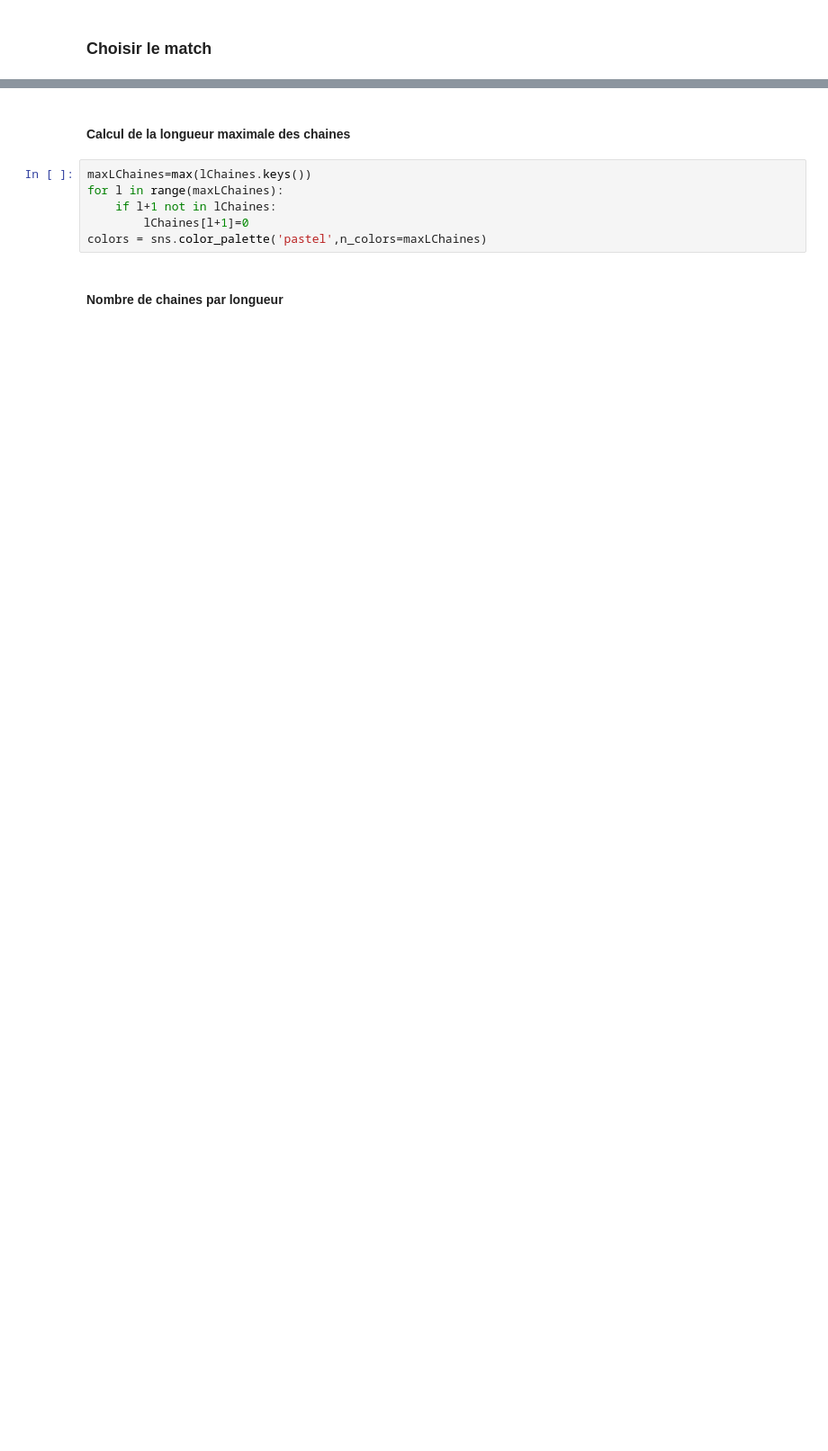
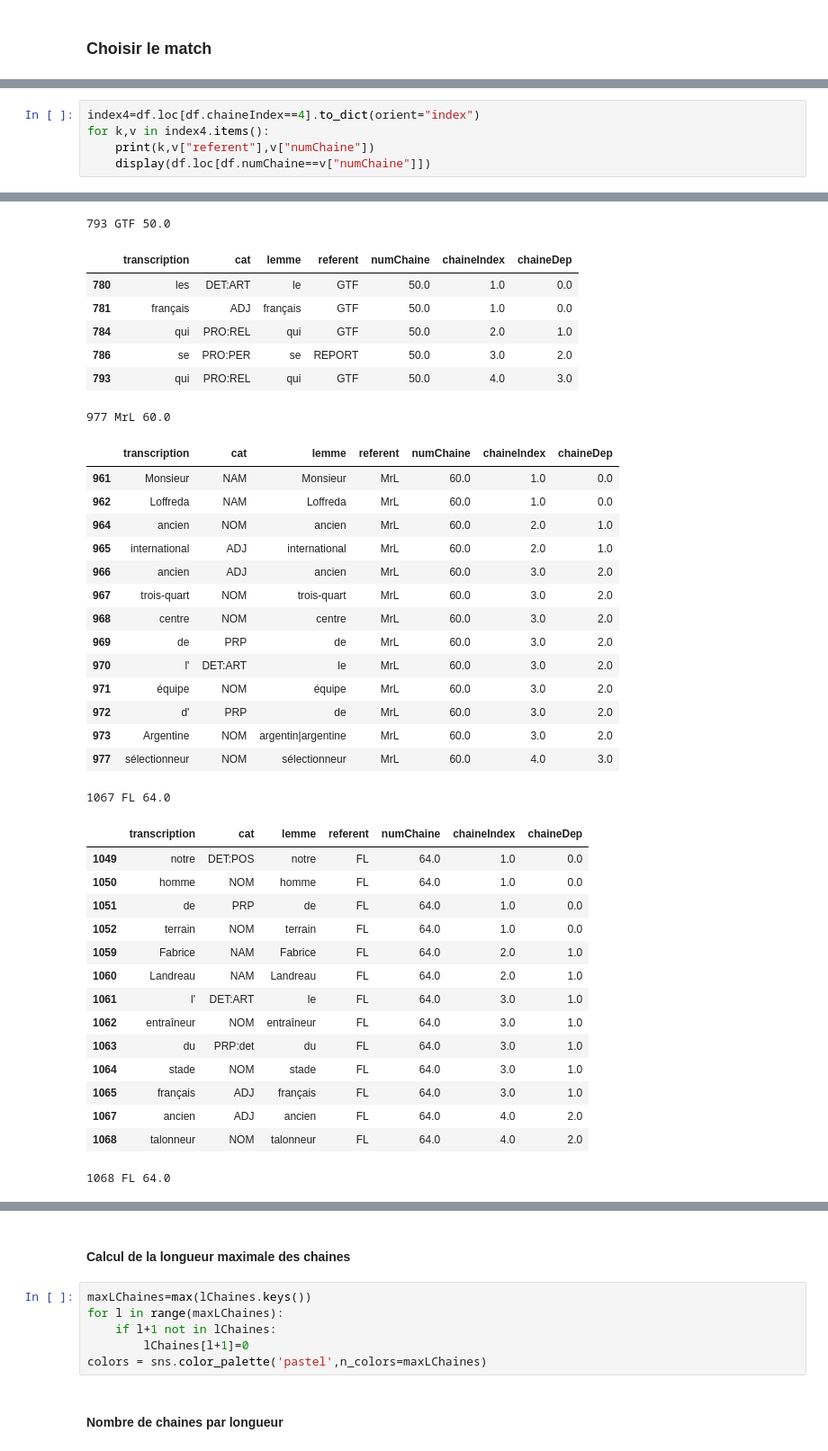
Before and after one commit to gboye/AMBK-SportsCom, a Jupyter notebook: Chaines/Chaines-Tables.ipynb, the cells around one changed output, grey strips where cells are left out. Shown at 90% size. Saved outputs shown, nothing was run; the diff lists cells and outputs as text; blank space fills up the shorter version.

```diff
--- a/Chaines/Chaines-Tables.ipynb
+++ b/Chaines/Chaines-Tables.ipynb
@@ -57,0 +90,6 @@ pb 40, pb 104, pb 106, pb 142, pb 167, pb 179, pb 210, pb 226, pb 231, pb 247, p
+# %%
+index4=df.loc[df.chaineIndex==4].to_dict(orient="index")
+for k,v in index4.items():
+    print(k,v["referent"],v["numChaine"])
+    display(df.loc[df.numChaine==v["numChaine"]])
+# %% [output]
@@ -57,0 +102,38 @@ pb 40, pb 104, pb 106, pb 142, pb 167, pb 179, pb 210, pb 226, pb 231, pb 247, p
+793 GTF 50.0
+|  | transcription | cat | lemme | referent | numChaine | chaineIndex | chaineDep |
+| 780 | les | DET:ART | le | GTF | 50.0 | 1.0 | 0.0 |
+| 781 | français | ADJ | français | GTF | 50.0 | 1.0 | 0.0 |
+| 784 | qui | PRO:REL | qui | GTF | 50.0 | 2.0 | 1.0 |
+| 786 | se | PRO:PER | se | REPORT | 50.0 | 3.0 | 2.0 |
+| 793 | qui | PRO:REL | qui | GTF | 50.0 | 4.0 | 3.0 |
+977 MrL 60.0
+|  | transcription | cat | lemme | referent | numChaine | chaineIndex | chaineDep |
+| 961 | Monsieur | NAM | Monsieur | MrL | 60.0 | 1.0 | 0.0 |
+| 962 | Loffreda | NAM | Loffreda | MrL | 60.0 | 1.0 | 0.0 |
+| 964 | ancien | NOM | ancien | MrL | 60.0 | 2.0 | 1.0 |
+| 965 | international | ADJ | international | MrL | 60.0 | 2.0 | 1.0 |
+| 966 | ancien | ADJ | ancien | MrL | 60.0 | 3.0 | 2.0 |
+| 967 | trois-quart | NOM | trois-quart | MrL | 60.0 | 3.0 | 2.0 |
+| 968 | centre | NOM | centre | MrL | 60.0 | 3.0 | 2.0 |
+| 969 | de | PRP | de | MrL | 60.0 | 3.0 | 2.0 |
+| 970 | l' | DET:ART | le | MrL | 60.0 | 3.0 | 2.0 |
+| 971 | équipe | NOM | équipe | MrL | 60.0 | 3.0 | 2.0 |
+| 972 | d' | PRP | de | MrL | 60.0 | 3.0 | 2.0 |
+| 973 | Argentine | NOM | argentin|argentine | MrL | 60.0 | 3.0 | 2.0 |
+| 977 | sélectionneur | NOM | sélectionneur | MrL | 60.0 | 4.0 | 3.0 |
+1067 FL 64.0
+|  | transcription | cat | lemme | referent | numChaine | chaineIndex | chaineDep |
+| 1049 | notre | DET:POS | notre | FL | 64.0 | 1.0 | 0.0 |
+| 1050 | homme | NOM | homme | FL | 64.0 | 1.0 | 0.0 |
+| 1051 | de | PRP | de | FL | 64.0 | 1.0 | 0.0 |
+| 1052 | terrain | NOM | terrain | FL | 64.0 | 1.0 | 0.0 |
+| 1059 | Fabrice | NAM | Fabrice | FL | 64.0 | 2.0 | 1.0 |
+| 1060 | Landreau | NAM | Landreau | FL | 64.0 | 2.0 | 1.0 |
+| 1061 | l' | DET:ART | le | FL | 64.0 | 3.0 | 1.0 |
+| 1062 | entraîneur | NOM | entraîneur | FL | 64.0 | 3.0 | 1.0 |
+| 1063 | du | PRP:det | du | FL | 64.0 | 3.0 | 1.0 |
+| 1064 | stade | NOM | stade | FL | 64.0 | 3.0 | 1.0 |
+| 1065 | français | ADJ | français | FL | 64.0 | 3.0 | 1.0 |
+| 1067 | ancien | ADJ | ancien | FL | 64.0 | 4.0 | 2.0 |
+| 1068 | talonneur | NOM | talonneur | FL | 64.0 | 4.0 | 2.0 |
+1068 FL 64.0
```
Also changed, not shown: parts of 15 cells of this notebook, 1 other file.
